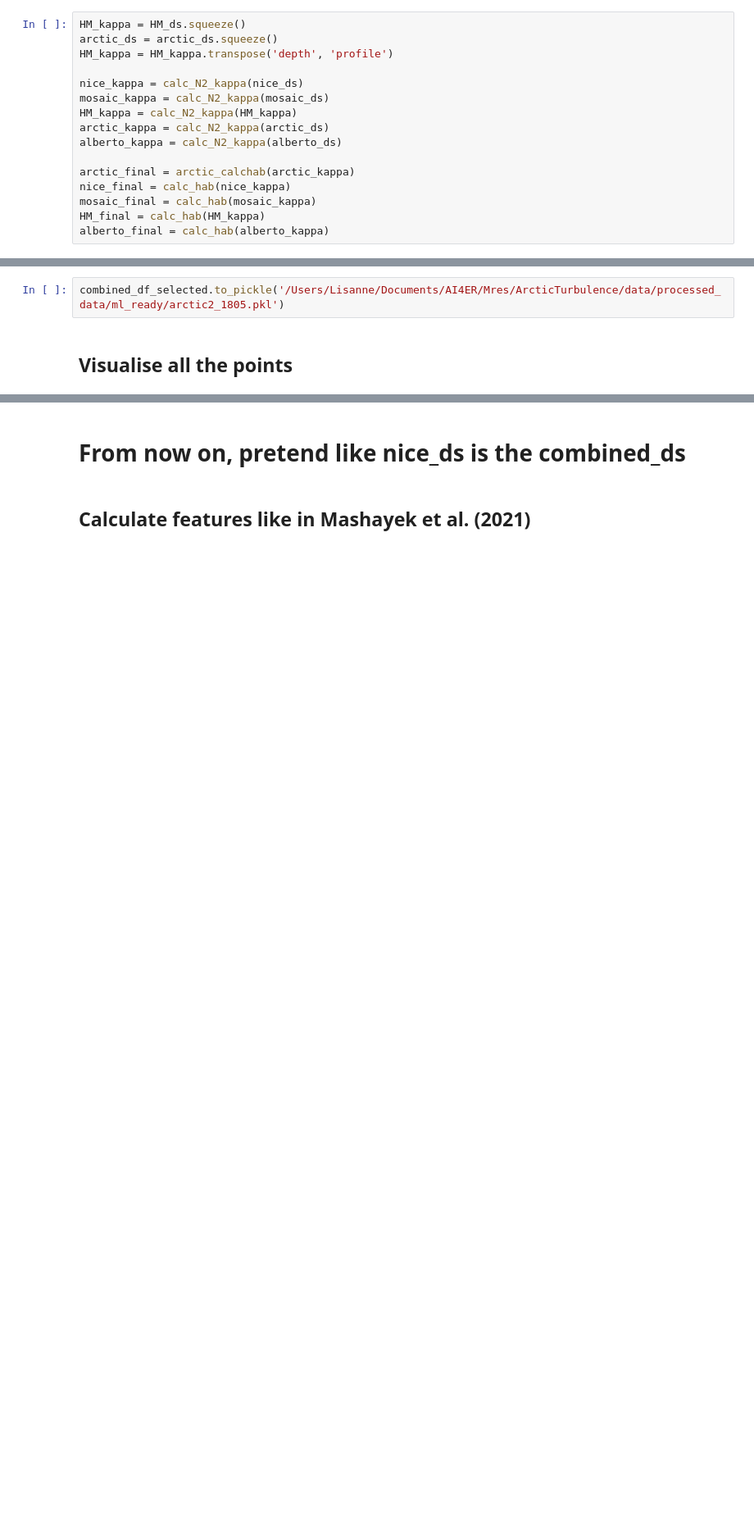
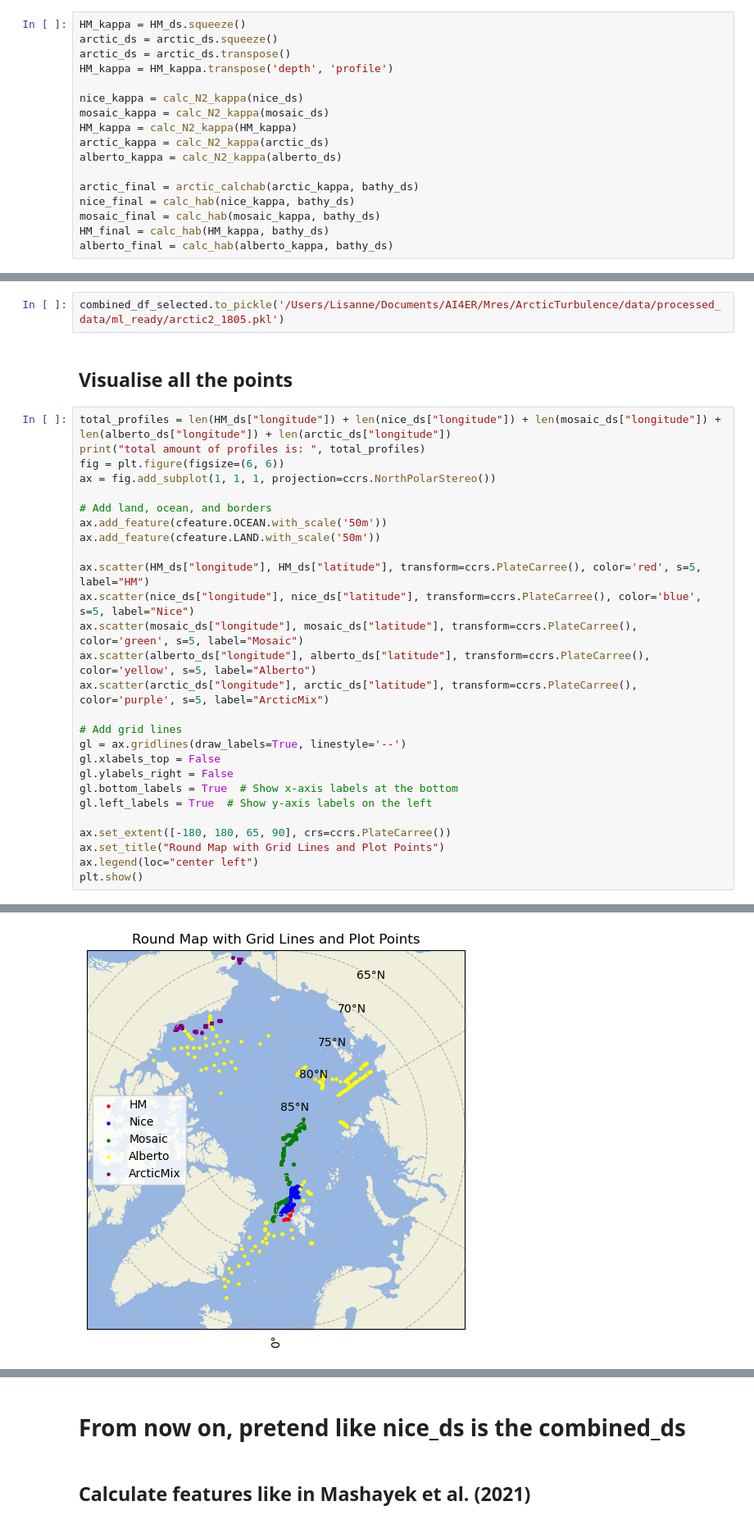
Before and after one commit to lisanneblok/ArcticTurbulence, a Jupyter notebook: data_exploration/load_ds.ipynb, the cells around one changed output, grey strips where cells are left out. Shown at 82% size. Drawn from its saved outputs; the diff is of its cells as text; blank space fills up the shorter version.

```diff
--- a/data_exploration/load_ds.ipynb
+++ b/data_exploration/load_ds.ipynb
@@ -56,6 +45,7 @@ The features and the plots are explained below
 # %%
 HM_kappa = HM_ds.squeeze()
 arctic_ds = arctic_ds.squeeze()
+arctic_ds = arctic_ds.transpose()
 HM_kappa = HM_kappa.transpose('depth', 'profile')
 
 nice_kappa = calc_N2_kappa(nice_ds)
@@ -64,11 +54,11 @@ HM_kappa = calc_N2_kappa(HM_kappa)
 arctic_kappa = calc_N2_kappa(arctic_ds)
 alberto_kappa = calc_N2_kappa(alberto_ds)
 
-arctic_final = arctic_calchab(arctic_kappa)
-nice_final = calc_hab(nice_kappa)
-mosaic_final = calc_hab(mosaic_kappa)
-HM_final = calc_hab(HM_kappa)
-alberto_final = calc_hab(alberto_kappa)
+arctic_final = arctic_calchab(arctic_kappa, bathy_ds)
+nice_final = calc_hab(nice_kappa, bathy_ds)
+mosaic_final = calc_hab(mosaic_kappa, bathy_ds)
+HM_final = calc_hab(HM_kappa, bathy_ds)
+alberto_final = calc_hab(alberto_kappa, bathy_ds)
 # %%
 # add variables of the cruise name
 arctic_final["cruise"] = "ArcticMix"
@@ -133,3 +150,31 @@ check
 combined_df_selected.to_pickle('/Users/Lisanne/Documents/AI4ER/Mres/ArcticTurbulence/data/processed_data/ml_ready/arctic2_1805.pkl')
 # %% [markdown]
 ## Visualise all the points
+# %%
+total_profiles = len(HM_ds["longitude"]) + len(nice_ds["longitude"]) + len(mosaic_ds["longitude"]) + len(alberto_ds["longitude"]) + len(arctic_ds["longitude"])
+print("total amount of profiles is: ", total_profiles)
+fig = plt.figure(figsize=(6, 6))
+ax = fig.add_subplot(1, 1, 1, projection=ccrs.NorthPolarStereo())
+
+# Add land, ocean, and borders
+ax.add_feature(cfeature.OCEAN.with_scale('50m'))
+ax.add_feature(cfeature.LAND.with_scale('50m'))
+
+ax.scatter(HM_ds["longitude"], HM_ds["latitude"], transform=ccrs.PlateCarree(), color='red', s=5, label="HM")
+ax.scatter(nice_ds["longitude"], nice_ds["latitude"], transform=ccrs.PlateCarree(), color='blue', s=5, label="Nice")
+ax.scatter(mosaic_ds["longitude"], mosaic_ds["latitude"], transform=ccrs.PlateCarree(), color='green', s=5, label="Mosaic")
+ax.scatter(alberto_ds["longitude"], alberto_ds["latitude"], transform=ccrs.PlateCarree(), color='yellow', s=5, label="Alberto")
+ax.scatter(arctic_ds["longitude"], arctic_ds["latitude"], transform=ccrs.PlateCarree(), color='purple', s=5, label="ArcticMix")
+
+# Add grid lines
+gl = ax.gridlines(draw_labels=True, linestyle='--')
+gl.xlabels_top = False
+gl.ylabels_right = False
+gl.bottom_labels = True  # Show x-axis labels at the bottom
+gl.left_labels = True  # Show y-axis labels on the left
+
+ax.set_extent([-180, 180, 65, 90], crs=ccrs.PlateCarree())
+ax.set_title("Round Map with Grid Lines and Plot Points")
+ax.legend(loc="center left")
+plt.show()
+# %% [output]
@@ -136,3 +182,4 @@ combined_df_selected.to_pickle('/Users/Lisanne/Documents/AI4ER/Mres/ArcticTurbul
+[figure, added]
 # %%
 total_profiles = len(HM_ds["longitude"]) + len(nice_ds["longitude"]) + len(mosaic_ds["longitude"]) + len(alberto_ds["longitude"]) + len(arctic_ds["longitude"])
 print("total amount of profiles is: ", total_profiles)
```
Also changed, not shown: parts of 40 cells of this notebook, 1 other file.
